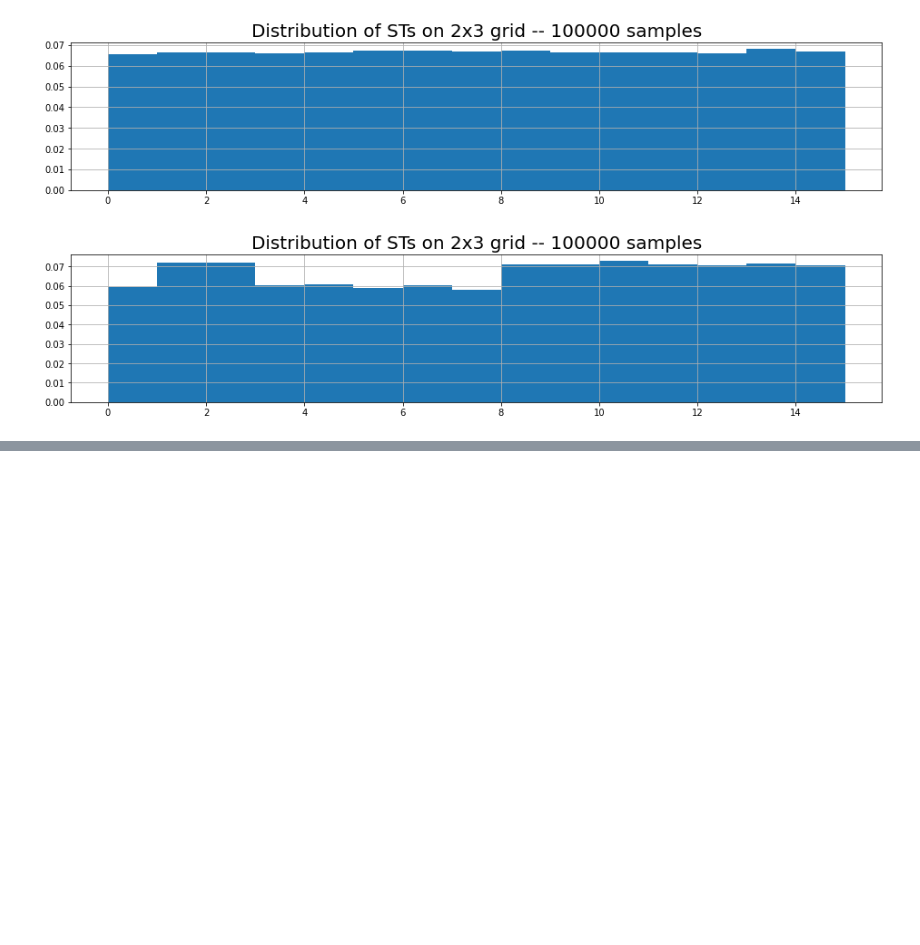
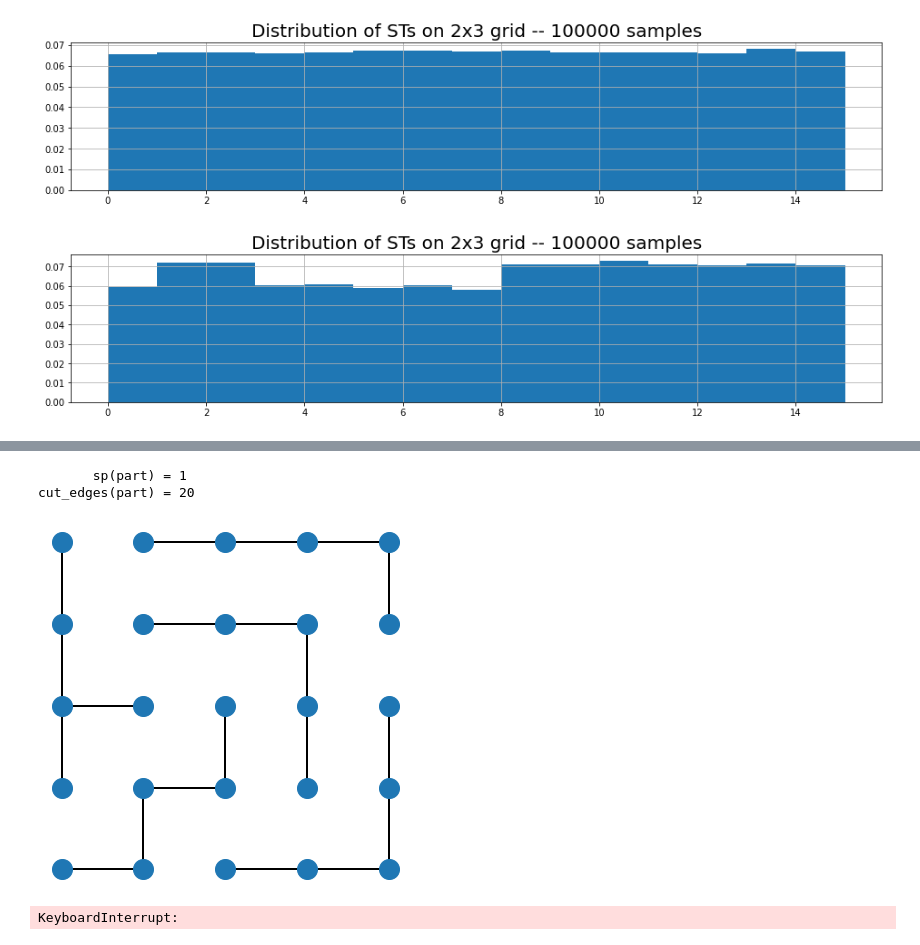
Before and after one commit to gerrymandr/trees, a Jupyter notebook: testing_tree_utils.ipynb, the cells around one changed output, grey strips where cells are left out. Saved outputs shown, nothing was run; the diff lists cells and outputs as text; code cells hidden in the pictures; blank space fills up the shorter version.

Commit message:
add Zach's ominos code, sp(), cut_edges() scores

```diff
--- a/testing_tree_utils.ipynb
+++ b/testing_tree_utils.ipynb
@@ -104,0 +108,3 @@ tree_utils.plot_sampled_STs(STs, MST_data)
+# %%
+%%time
+partitions = tree_utils.make_partitions(5) # 3-5 are instantaneous, 6 takes ~60s.
@@ -104,0 +114,10 @@ tree_utils.plot_sampled_STs(STs, MST_data)
+# %%
+for partition in partitions:
+    print(f"       sp(part) = {tree_utils.sp_score(partition)}")
+    print(f"cut_edges(part) = {tree_utils.cut_edges(partition)}")
+    tree_utils.draw_plan(partition, delay=1)
+# %% [output]
+       sp(part) = 1
+cut_edges(part) = 20
+[figure, added]
+KeyboardInterrupt:
```
Also changed, not shown: parts of 4 cells of this notebook, 6 other files.
